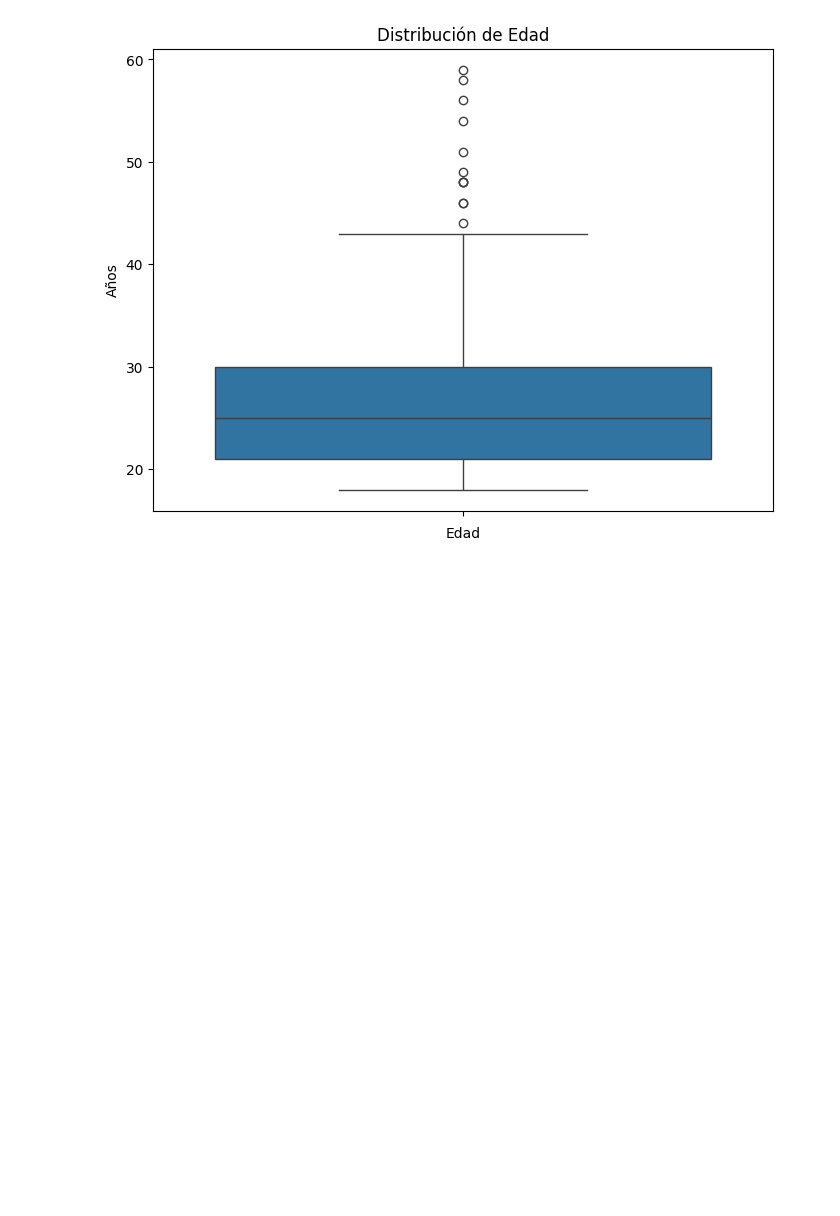
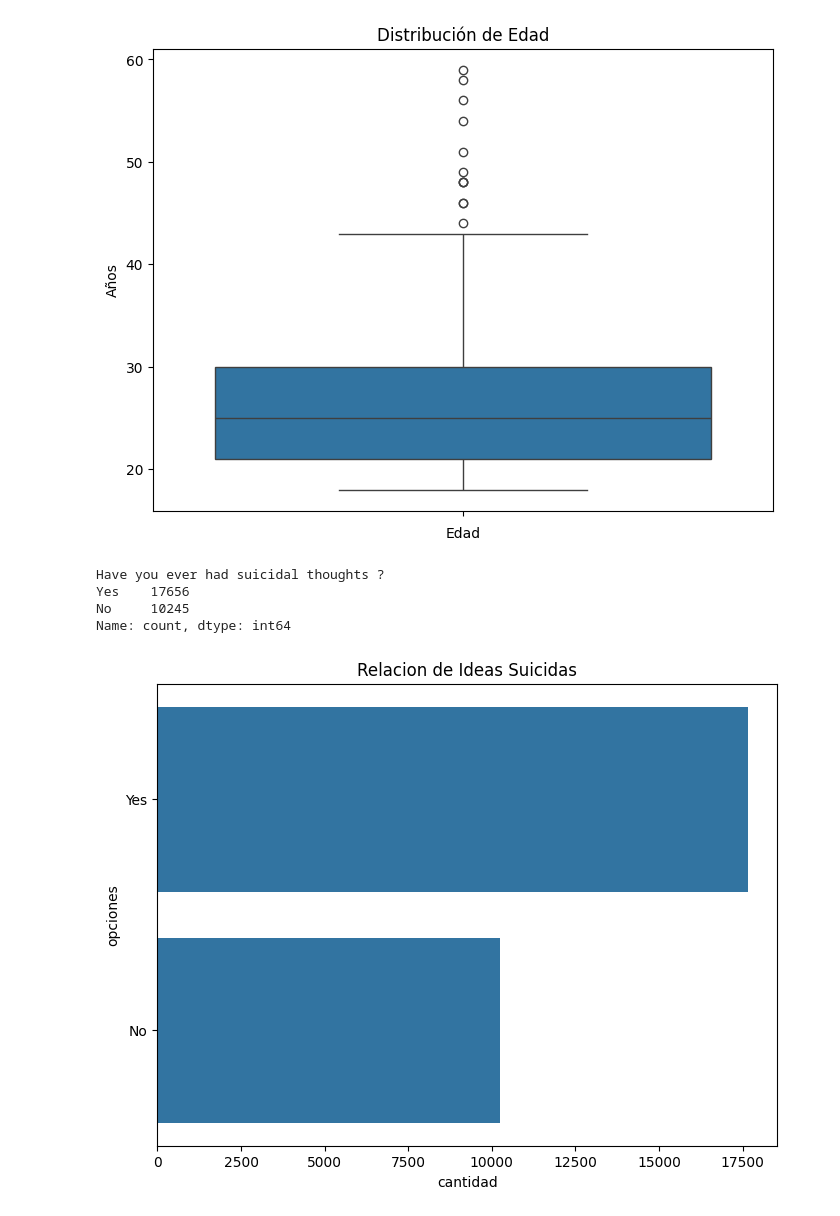
Before and after one commit to LeoV79080679/DSCI, a Jupyter notebook: ProyectoDS_parteI_Valderrama.ipynb, the cells around one changed output. Saved outputs shown, nothing was run; the diff lists cells and outputs as text; code cells hidden in the pictures; blank space fills up the shorter version.

```diff
--- a/ProyectoDS_parteI_Valderrama.ipynb
+++ b/ProyectoDS_parteI_Valderrama.ipynb
@@ -139,3 +139,20 @@ plt.ylabel('Años')
 plt.show()
 # %% [output]
 [figure]
+# %%
+df['Have you ever had suicidal thoughts ?'].unique()
+ideas_suicidas = df['Have you ever had suicidal thoughts ?'].value_counts()
+print(ideas_suicidas)
+
+plt.figure(figsize=(8,6))
+sns.countplot(df['Have you ever had suicidal thoughts ?'])
+plt.title('Relacion de Ideas Suicidas')
+plt.xlabel('cantidad')
+plt.ylabel('opciones')
+plt.show()
+# %% [output]
+Have you ever had suicidal thoughts ?
+Yes    17656
+No     10245
+Name: count, dtype: int64
+[figure, added]
```
Also changed, not shown: parts of 5 cells of this notebook.
